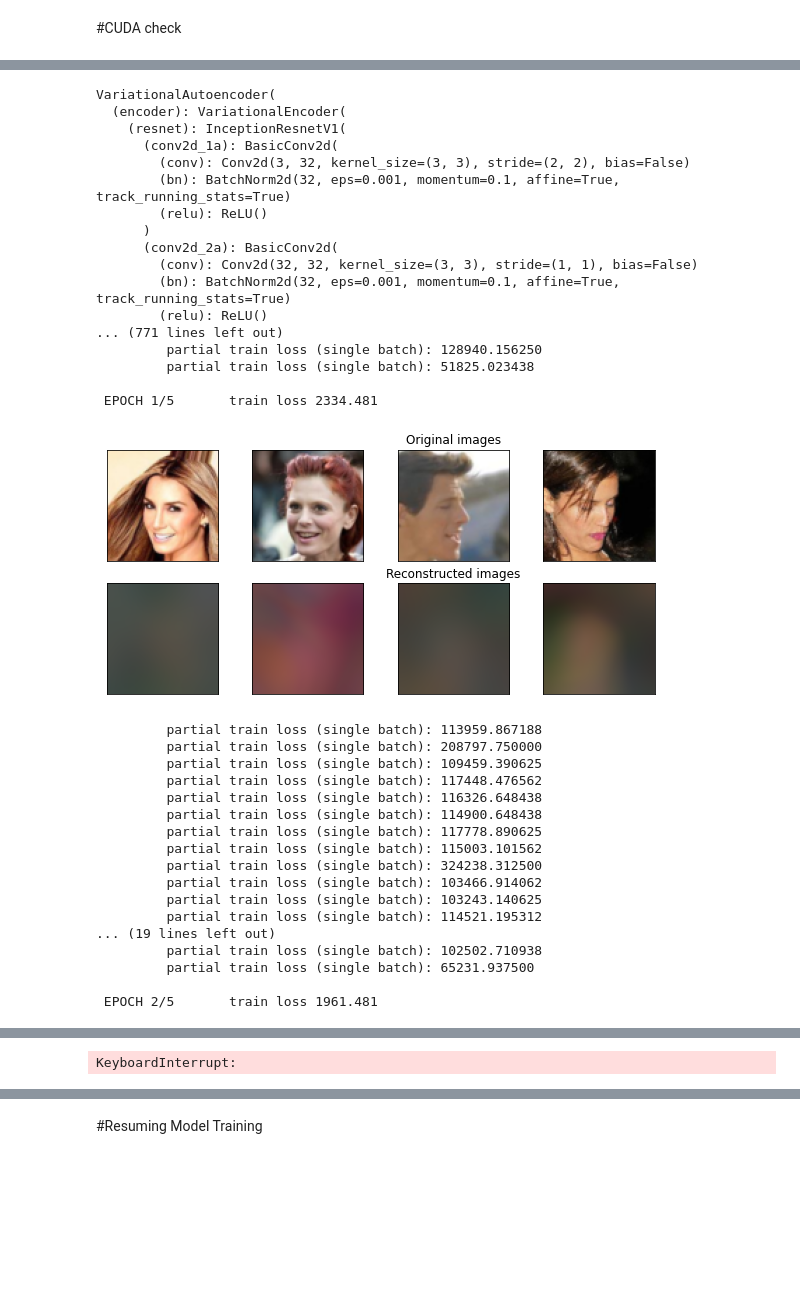
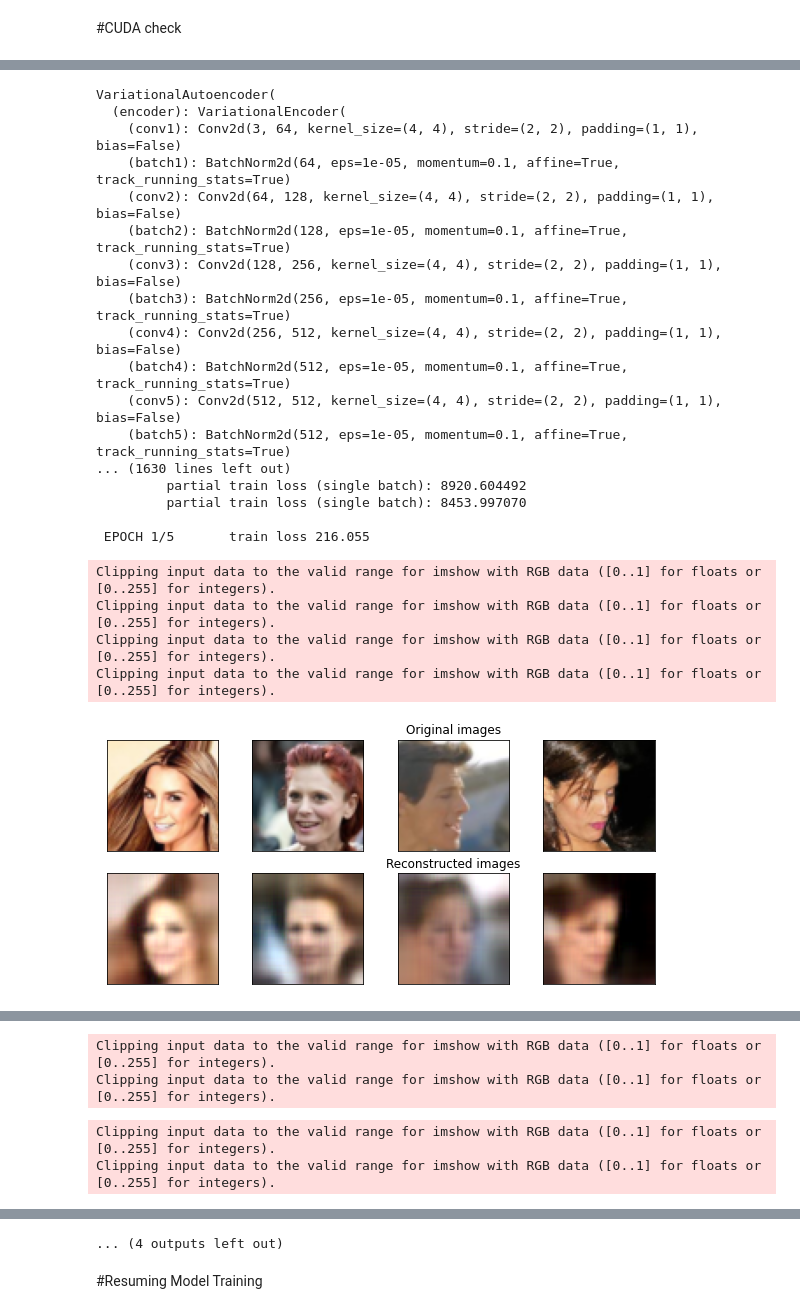
Before and after one commit to julian-8897/Non-Euclidean-NN, a Jupyter notebook: CelebA_vae_test.ipynb, the cells around one changed output, grey strips where cells are left out. Drawn from its saved outputs; the diff is of its cells as text; code cells hidden in the pictures; blank space fills up the shorter version.

```diff
--- a/CelebA_vae_test.ipynb
+++ b/CelebA_vae_test.ipynb
@@ -32,5 +32,5 @@ device(type='cpu')
 # %%
-image_size = 80
+image_size = 64
 transform = transforms.Compose([
                         transforms.Resize(image_size),
                         transforms.CenterCrop(image_size),
@@ -40,7 +40,7 @@ transform = transforms.Compose([
 
 
 trainset = datasets.ImageFolder('data', transform=transform)
-num_data = list(range(0, 2080))
+num_data = list(range(0, 102400))
 trainset_1 = torch.utils.data.Subset(trainset, num_data)
 trainloader = torch.utils.data.DataLoader(trainset_1, batch_size=64,
                                          num_workers=1, pin_memory=True, shuffle=True)
@@ -134,63 +134,50 @@ def plot_ae_outputs(encoder,decoder,n):
          ax.set_title('Reconstructed images')
     plt.show()
 # %%
-model = ResNetvae_EUCL.VariationalAutoencoder(nc=3, ndf=80, ngf=80, latent_dims=100, device=device)
-#model = vae_hyp_celeba.VariationalAutoencoder(nc=3, ndf=64, ngf=64, latent_dims=100, device=device)
+#model = vae_EUCL.VariationalAutoencoder(nc=3, ndf=64, ngf=64, latent_dims=100, device=device)
+model = vae_hyp_celeba.VariationalAutoencoder(nc=3, ndf=64, ngf=64, latent_dims=500, device=device)
 model.to(device)
 print(model)
 epochs = 5
 learning_rate = 5e-4
 
-#optimizer = geoopt.optim.RiemannianAdam(model.parameters(), lr=learning_rate)
-optimizer = torch.optim.Adam(model.parameters(), lr=learning_rate)
+optimizer = geoopt.optim.RiemannianAdam(model.parameters(), lr=learning_rate)
+#optimizer = torch.optim.Adam(model.parameters(), lr=learning_rate)
 
 #Training loop
 for epoch in range(epochs):
    train_loss = train_epoch(model, trainloader, optimizer)
    print('\n EPOCH {}/{} \t train loss {:.3f}'.format(epoch + 1, epochs, train_loss))
    plot_ae_outputs(model.encoder, model.decoder,n=4)
 
 
 # save model checkpoint
 # torch.save({
 #             'epoch': epochs,
 #             'model_state_dict': model.state_dict(),
 #             'optimizer_state_dict': optimizer.state_dict(),
 #             'loss': loss_function,
 #             }, 'outputs/resnet_model.pth')
 # %% [output]
 VariationalAutoencoder(
   (encoder): VariationalEncoder(
-    (resnet): InceptionResnetV1(
-      (conv2d_1a): BasicConv2d(
-        (conv): Conv2d(3, 32, kernel_size=(3, 3), stride=(2, 2), bias=False)
-        (bn): BatchNorm2d(32, eps=0.001, momentum=0.1, affine=True, track_running_stats=True)
-        (relu): ReLU()
-      )
-      (conv2d_2a): BasicConv2d(
-        (conv): Conv2d(32, 32, kernel_size=(3, 3), stride=(1, 1), bias=False)
-        (bn): BatchNorm2d(32, eps=0.001, momentum=0.1, affine=True, track_running_stats=True)
-        (relu): ReLU()
-... (771 lines left out)
-         partial train loss (single batch): 128940.156250
-         partial train loss (single batch): 51825.023438
+    (conv1): Conv2d(3, 64, kernel_size=(4, 4), stride=(2, 2), padding=(1, 1), bias=False)
+    (batch1): BatchNorm2d(64, eps=1e-05, momentum=0.1, affine=True, track_running_stats=True)
+    (conv2): Conv2d(64, 128, kernel_size=(4, 4), stride=(2, 2), padding=(1, 1), bias=False)
+    (batch2): BatchNorm2d(128, eps=1e-05, momentum=0.1, affine=True, track_running_stats=True)
+    (conv3): Conv2d(128, 256, kernel_size=(4, 4), stride=(2, 2), padding=(1, 1), bias=False)
+    (batch3): BatchNorm2d(256, eps=1e-05, momentum=0.1, affine=True, track_running_stats=True)
+    (conv4): Conv2d(256, 512, kernel_size=(4, 4), stride=(2, 2), padding=(1, 1), bias=False)
+    (batch4): BatchNorm2d(512, eps=1e-05, momentum=0.1, affine=True, track_running_stats=True)
+    (conv5): Conv2d(512, 512, kernel_size=(4, 4), stride=(2, 2), padding=(1, 1), bias=False)
+    (batch5): BatchNorm2d(512, eps=1e-05, momentum=0.1, affine=True, track_running_stats=True)
+... (1630 lines left out)
+         partial train loss (single batch): 8920.604492
+         partial train loss (single batch): 8453.997070
 
- EPOCH 1/5       train loss 2334.481
+ EPOCH 1/5       train loss 216.055
+Clipping input data to the valid range for imshow with RGB data ([0..1] for floats or [0..255] for integers).
+Clipping input data to the valid range for imshow with RGB data ([0..1] for floats or [0..255] for integers).
+Clipping input data to the valid range for imshow with RGB data ([0..1] for floats or [0..255] for integers).
+Clipping input data to the valid range for imshow with RGB data ([0..1] for floats or [0..255] for integers).
-[figure, old version]
+[figure, new version]
-         partial train loss (single batch): 113959.867188
-         partial train loss (single batch): 208797.750000
-         partial train loss (single batch): 109459.390625
-         partial train loss (single batch): 117448.476562
-         partial train loss (single batch): 116326.648438
-         partial train loss (single batch): 114900.648438
-         partial train loss (single batch): 117778.890625
-         partial train loss (single batch): 115003.101562
-         partial train loss (single batch): 324238.312500
-         partial train loss (single batch): 103466.914062
-         partial train loss (single batch): 103243.140625
-         partial train loss (single batch): 114521.195312
-... (19 lines left out)
-         partial train loss (single batch): 102502.710938
-         partial train loss (single batch): 65231.937500
-
- EPOCH 2/5       train loss 1961.481
@@ -203 +201,4 @@ VariationalAutoencoder(
-KeyboardInterrupt:
+Clipping input data to the valid range for imshow with RGB data ([0..1] for floats or [0..255] for integers).
+Clipping input data to the valid range for imshow with RGB data ([0..1] for floats or [0..255] for integers).
+Clipping input data to the valid range for imshow with RGB data ([0..1] for floats or [0..255] for integers).
+Clipping input data to the valid range for imshow with RGB data ([0..1] for floats or [0..255] for integers).
@@ -204,3 +249,4 @@ KeyboardInterrupt:
+... (4 outputs left out)
 # %% [markdown]
 #Resuming Model Training
 # %%
```
Also changed, not shown: parts of 4 cells of this notebook, 3 other files.
